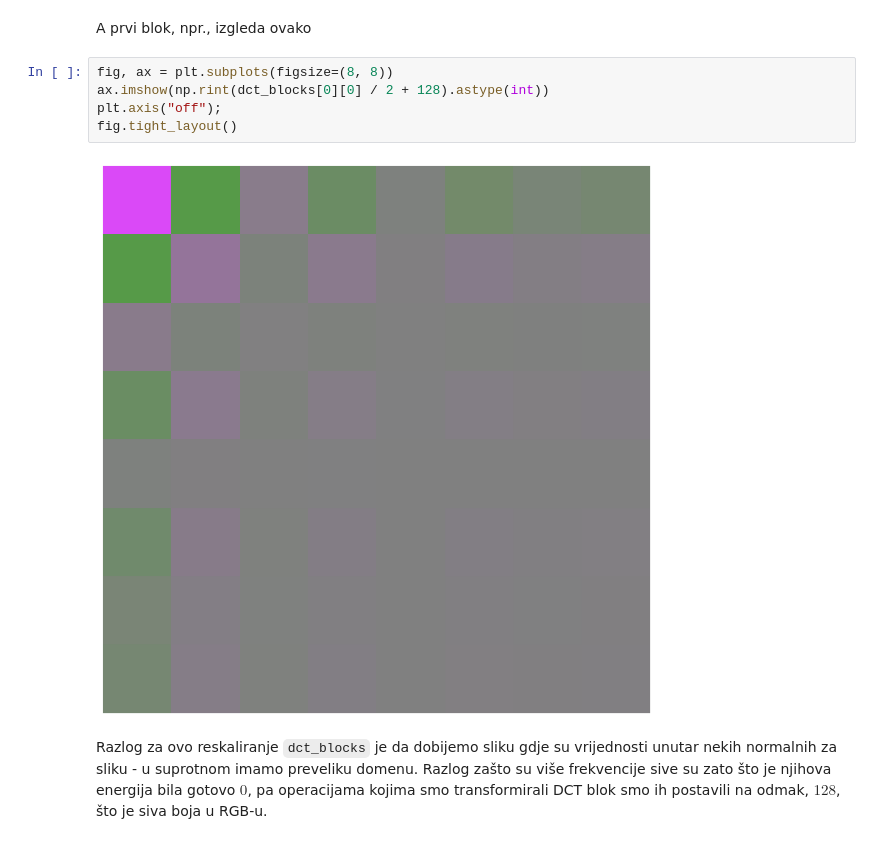
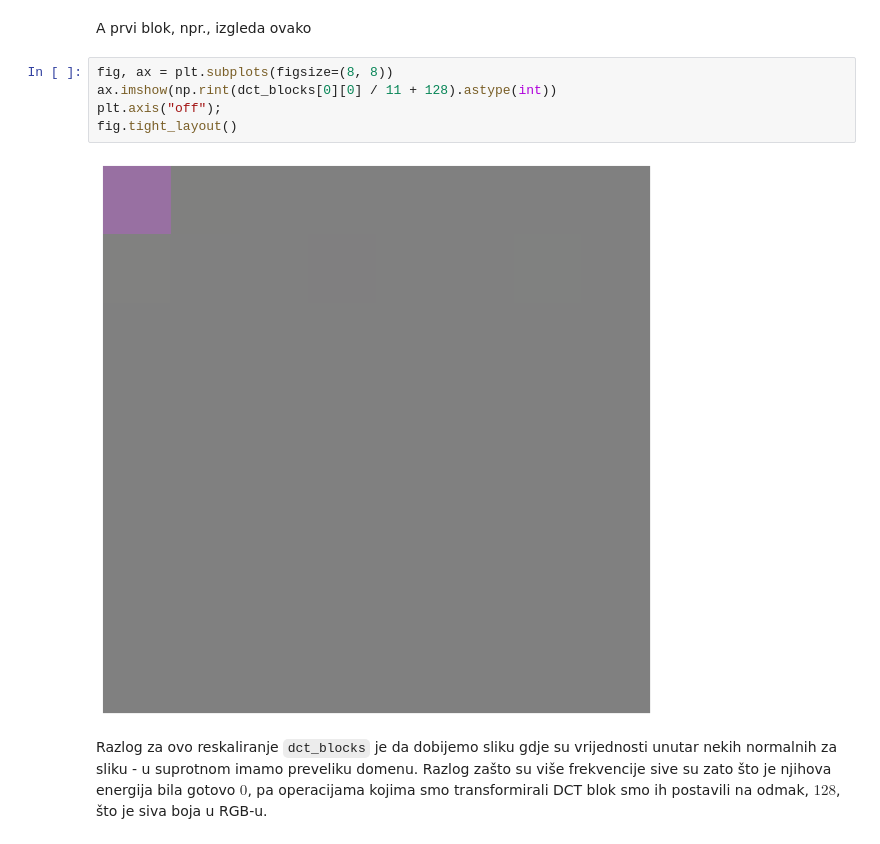
Before and after one commit to Yalfoosh/MAIS, a Jupyter notebook: dz/dz-01/demo/demo-01_hw-01.ipynb, the cells around one changed output. Saved outputs shown, nothing was run; the diff lists cells and outputs as text.

```diff
--- a/dz/dz-01/demo/demo-01_hw-01.ipynb
+++ b/dz/dz-01/demo/demo-01_hw-01.ipynb
@@ -193,11 +195,11 @@ print(dct_blocks.shape)
 A prvi blok, npr., izgleda ovako
 # %%
 fig, ax = plt.subplots(figsize=(8, 8))
-ax.imshow(np.rint(dct_blocks[0][0] / 2 + 128).astype(int))
+ax.imshow(np.rint(dct_blocks[0][0] / 11 + 128).astype(int))
 plt.axis("off");
 fig.tight_layout()
 # %% [output]
-[figure, old version]
+[figure, new version]
 # %% [markdown]
 Razlog za ovo reskaliranje `dct_blocks` je da dobijemo sliku gdje su vrijednosti unutar nekih normalnih za sliku - u suprotnom imamo preveliku domenu. Razlog zašto su više frekvencije sive su zato što je njihova energija bila gotovo $0$, pa operacijama kojima smo transformirali DCT blok smo ih postavili na odmak, $128$, što je siva boja u RGB-u.
 # %% [markdown]
```
Also changed, not shown: parts of 22 cells of this notebook, 5 other files.
